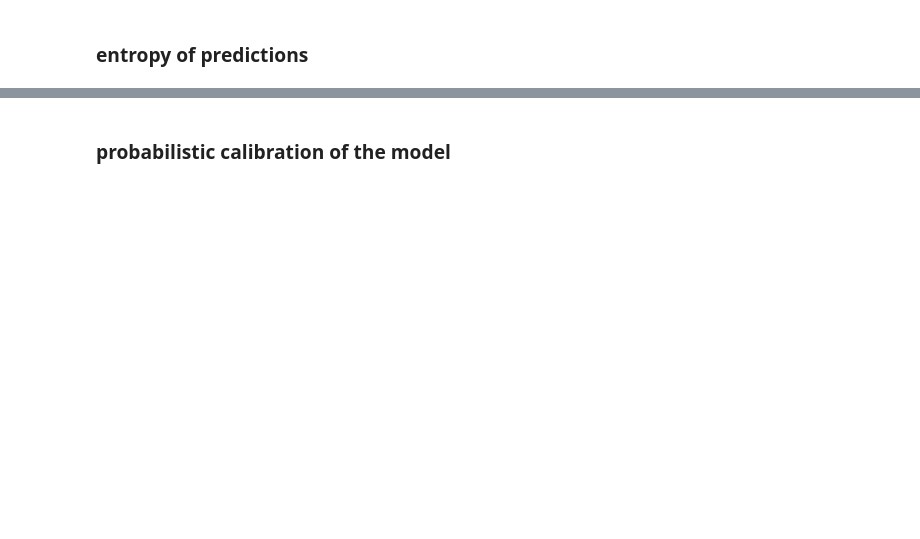
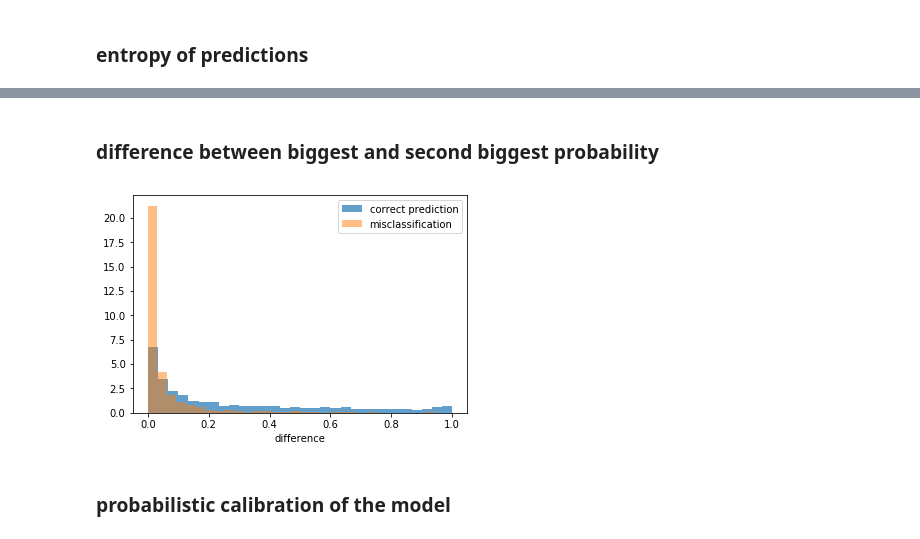
Before and after one commit to TropComplique/image-classification-caltech-256, a Jupyter notebook: xception_keras/train_xception.ipynb, the cells around one changed output, grey strips where cells are left out. Cells and saved outputs as stored; diff of their text form; code cells hidden in the pictures; blank space fills up the shorter version.

```diff
--- a/xception_keras/train_xception.ipynb
+++ b/xception_keras/train_xception.ipynb
@@ -164,3 +247,21 @@ plt.xlabel('entropy of predictions');
+# %% [markdown]
+### difference between biggest and second biggest probability
+# %%
+sorted_correct = np.sort(val_predictions[hits], 1)
+sorted_incorrect = np.sort(val_predictions[~hits], 1)
+
+plt.hist(
+    sorted_correct[:, -1] - sorted_correct[:, -2], bins=30,
+    normed=True, alpha=0.7, label='correct prediction'
+);
+plt.hist(
+    sorted_incorrect[:, -1] - sorted_incorrect[:, -2], bins=30,
+    normed=True, alpha=0.5, label='misclassification'
+);
+plt.legend();
+plt.xlabel('difference');
+# %% [output]
+[figure, added]
 # %% [markdown]
 ### probabilistic calibration of the model
 # %%
```
Also changed, not shown: parts of 42 cells of this notebook, 32 other files.
